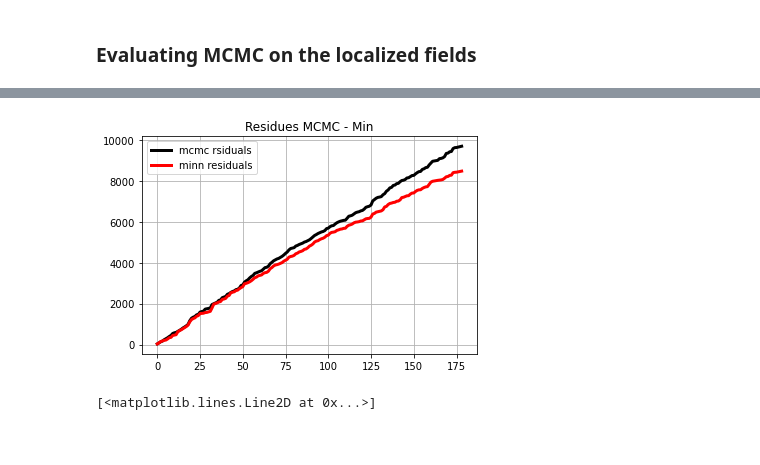
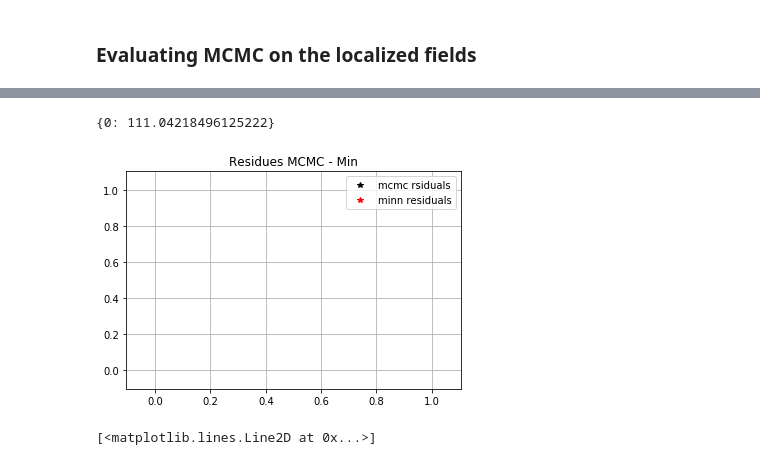
Before and after one commit to kommalapatisahil/CoherentStructures, a Jupyter notebook: SMR_W14_automation_heightV5.ipynb, the cells around one changed output, grey strips where cells are left out. Cells and saved outputs as stored; diff of their text form; code cells hidden in the pictures.

Commit message:
ErrorEvaluationUpdates
V5 uses new error function based on the radius

```diff
--- a/SMR_W14_automation_heightV4.ipynb
+++ b/SMR_W14_automation_heightV5.ipynb
@@ -46,7 +48,7 @@ areas = []
 
 t2s = []
 
-fr_th = 50 #number of frame to calculate
+fr_th = 1 #number of frame to calculate
 
 for frame in range(len(U)):
     s1 = time.time()
@@ -244,0 +244,3 @@ AG = reload(AG)
+# %%
+mc_res = calError(match.x, frame, U, V,Cond, k = 1.5 )
+print(mc_res)
@@ -245,7 +249,7 @@ AG = reload(AG)
 # %%
 
 ct = 0
-
+ct_lim = 1
 bc = 0
 f3_count = 0
 
@@ -295,7 +299,8 @@ for i in range(len(centers)):
                              method = 'TNC',options={'maxiter':100000,'disp': True}) #'gtol': 1e-6,
 
             min_soldir[ct] = match.x
-            m_res = PODutils.minfuncVecField10r_rect(match.x, uun, vv, x1, y1)
+            #m_res = PODutils.minfuncVecField10r_rect(match.x, uun, vv, x1, y1)
+            m_res = calError(match.x, frame, U, V,Cond, k = 1.5 )
             min_resdir[ct] = m_res
 
             if not f3:
@@ -303,10 +308,13 @@ for i in range(len(centers)):
                 bc +=1
                 samp_dir[ct] = samp_test
                 mc_soldir[ct] = AG.cornerSol(samp_test, 5000)
-                mc_resdir[ct] = PODutils.minfuncVecField10r_rect(mc_soldir[ct], uun, vv, x1, y1)
+                mc_res = calError(mc_soldir[ct], frame, U, V,Cond, k = 1.5 )
+                #mc_resdir[ct] = PODutils.minfuncVecField10r_rect(mc_soldir[ct], uun, vv, x1, y1)
+                mc_resdir[ct] = mc_res
 
 
             else:
+
                 f3_count+=1
                 #do corrections et al.
                 print(f'Corrections on the vortex - {ct}.')
@@ -321,9 +329,9 @@ for i in range(len(centers)):
                     mc_resdir[ct] = -1
             print(f'vortex - {ct} done.')
             ct+=1
-            #if ct>= ct_lim: break
-    #else: continue
-    #break #comes here when break in loop executed
+            if ct>= ct_lim: break
+    else: continue
+    break #comes here when break in loop executed
 # %% [output]
 working on vrtex - 0.
 (3, 5, 8, 7)
@@ -362,19 +349,23 @@ working on vrtex - 240.
+# %%
+min_resdir
+# %% [output]
+{0: 111.04218496125222}
 # %%
 lkeys = [i for i in samp_dir.keys() if mc_resdir[i] != -1]
 
 samps = [samp_dir[l] for l in lkeys]
 mc_res = [mc_resdir[l] for l in lkeys]
 min_res = [min_resdir[l] for l in lkeys]
 
 plt.figure()
-plt.plot(np.cumsum(mc_res), '-k', lineWidth = '3', label = 'mcmc rsiduals')
-plt.plot(np.cumsum(min_res), '-r', lineWidth = '3', label = 'minn residuals')
+plt.plot(np.cumsum(mc_res), '*k', lineWidth = '3', label = 'mcmc rsiduals')
+plt.plot(np.cumsum(min_res), '*r', lineWidth = '3', label = 'minn residuals')
 plt.grid()
 plt.title('Residues MCMC - Min')
 plt.legend()
 plt.show()
 # %% [output]
-[figure, old version]
+[figure, new version]
 # %%
 a = np.array([1,2,3])
 b = np.cumsum(a)
```
Also changed, not shown: parts of 8 cells of this notebook, 1 other file.
